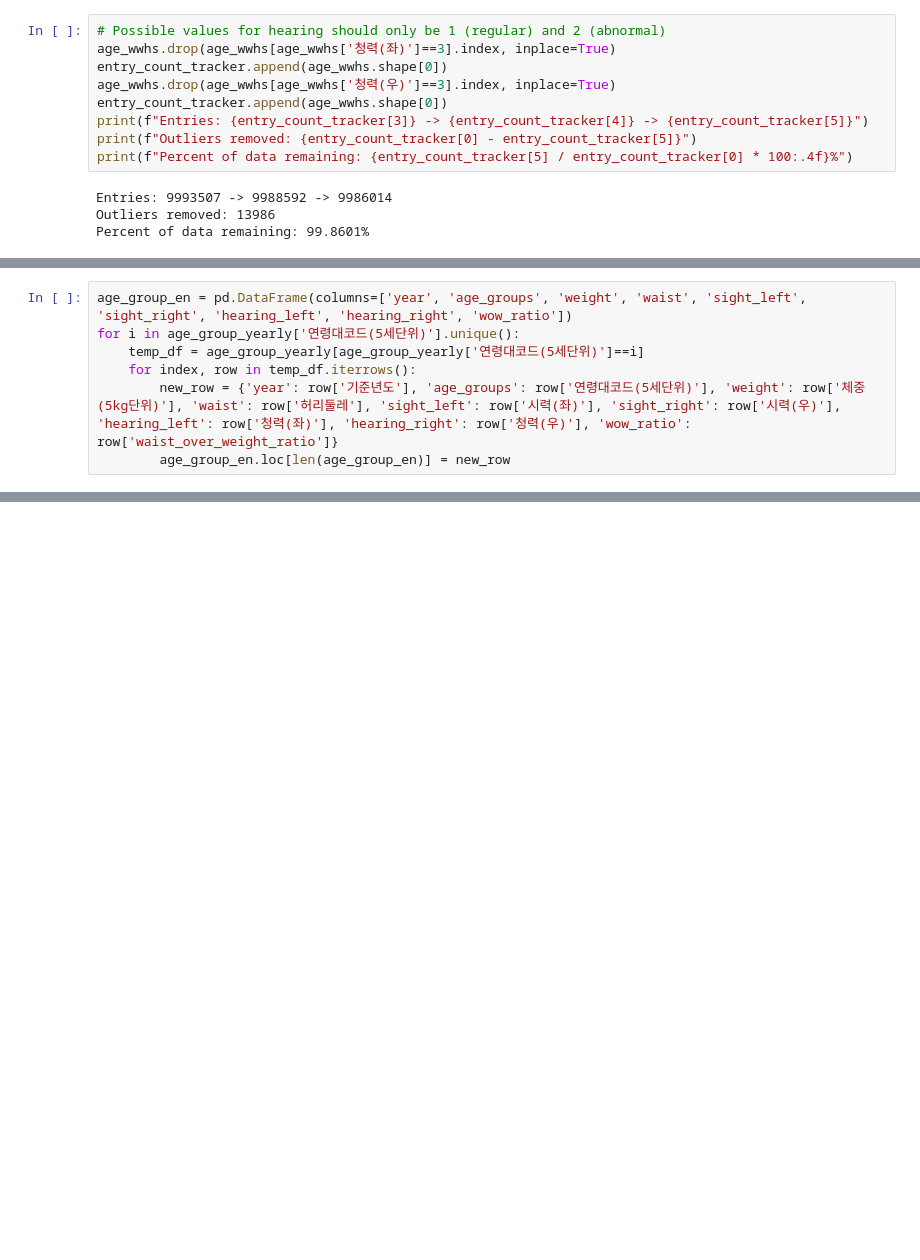
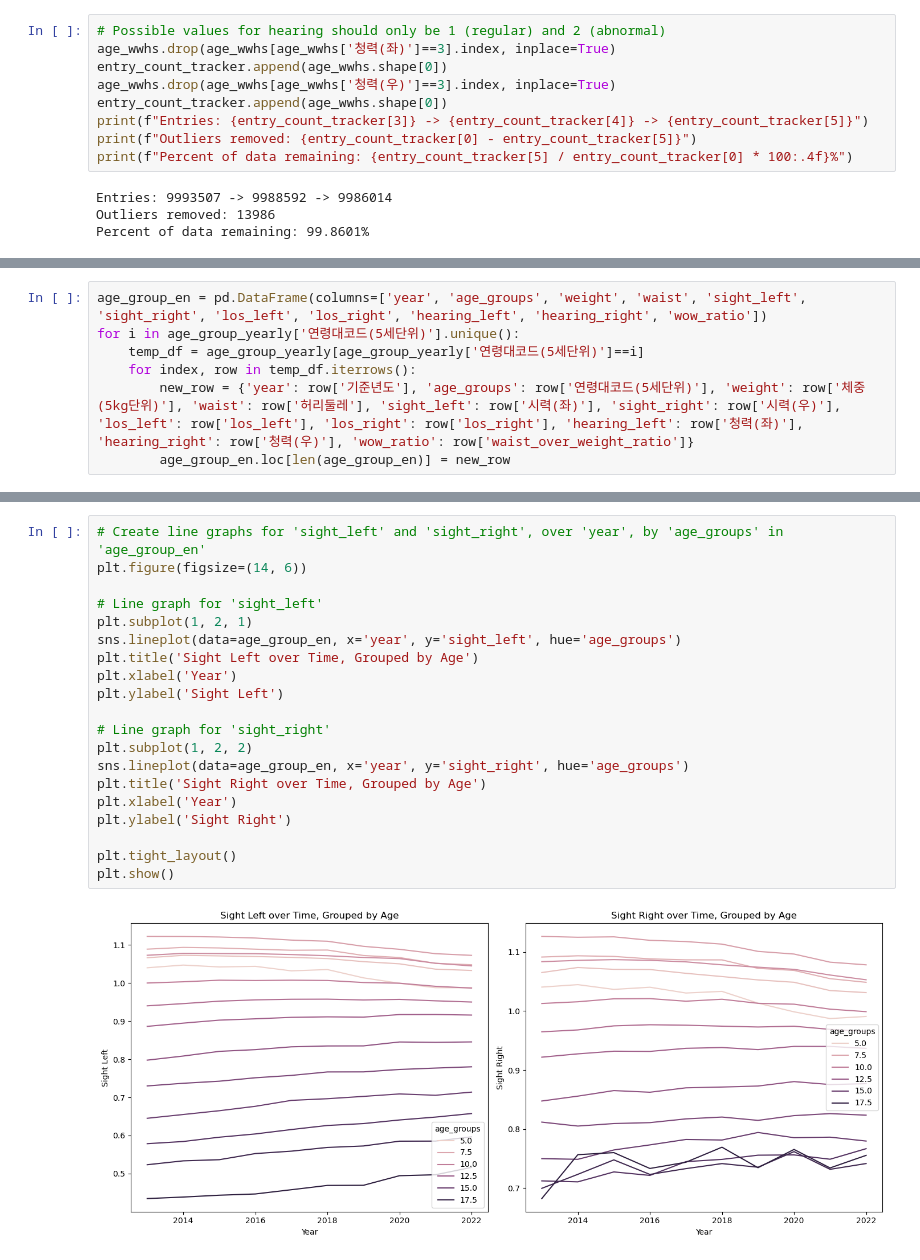
Before and after one commit to tjohns94/csd230finalproject, a Jupyter notebook: explore_wwhs.ipynb, the cells around one changed output, grey strips where cells are left out. Drawn from its saved outputs; the diff is of its cells as text; blank space fills up the shorter version.

```diff
--- a/explore_wwhs.ipynb
+++ b/explore_wwhs.ipynb
@@ -97,9 +105,9 @@ print(age_group_yearly)
 # %%
-age_group_en = pd.DataFrame(columns=['year', 'age_groups', 'weight', 'waist', 'sight_left', 'sight_right', 'hearing_left', 'hearing_right', 'wow_ratio'])
+age_group_en = pd.DataFrame(columns=['year', 'age_groups', 'weight', 'waist', 'sight_left', 'sight_right', 'los_left', 'los_right', 'hearing_left', 'hearing_right', 'wow_ratio'])
 for i in age_group_yearly['연령대코드(5세단위)'].unique():
     temp_df = age_group_yearly[age_group_yearly['연령대코드(5세단위)']==i]
     for index, row in temp_df.iterrows():
-        new_row = {'year': row['기준년도'], 'age_groups': row['연령대코드(5세단위)'], 'weight': row['체중(5kg단위)'], 'waist': row['허리둘레'], 'sight_left': row['시력(좌)'], 'sight_right': row['시력(우)'], 'hearing_left': row['청력(좌)'], 'hearing_right': row['청력(우)'], 'wow_ratio': row['waist_over_weight_ratio']}
+        new_row = {'year': row['기준년도'], 'age_groups': row['연령대코드(5세단위)'], 'weight': row['체중(5kg단위)'], 'waist': row['허리둘레'], 'sight_left': row['시력(좌)'], 'sight_right': row['시력(우)'], 'los_left': row['los_left'], 'los_right': row['los_right'], 'hearing_left': row['청력(좌)'], 'hearing_right': row['청력(우)'], 'wow_ratio': row['waist_over_weight_ratio']}
         age_group_en.loc[len(age_group_en)] = new_row
 # %%
 # Line graph of weight over time, grouped by age
@@ -170,0 +218,22 @@ plt.show()
+# %%
+# Create line graphs for 'sight_left' and 'sight_right', over 'year', by 'age_groups' in 'age_group_en'
+plt.figure(figsize=(14, 6))
+
+# Line graph for 'sight_left'
+plt.subplot(1, 2, 1)
+sns.lineplot(data=age_group_en, x='year', y='sight_left', hue='age_groups')
+plt.title('Sight Left over Time, Grouped by Age')
+plt.xlabel('Year')
+plt.ylabel('Sight Left')
+
+# Line graph for 'sight_right'
+plt.subplot(1, 2, 2)
+sns.lineplot(data=age_group_en, x='year', y='sight_right', hue='age_groups')
+plt.title('Sight Right over Time, Grouped by Age')
+plt.xlabel('Year')
+plt.ylabel('Sight Right')
+
+plt.tight_layout()
+plt.show()
+# %% [output]
+[figure, added]
```
Also changed, not shown: parts of 11 cells of this notebook.
